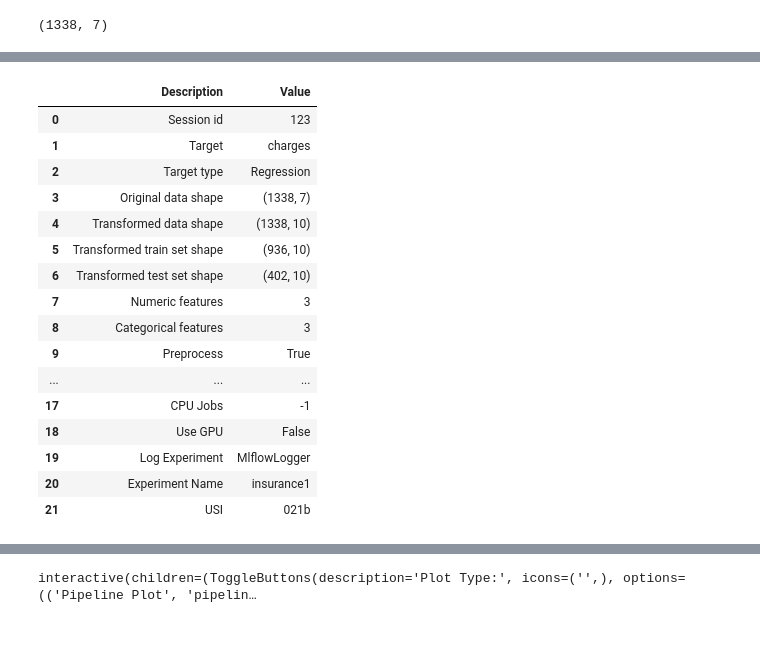
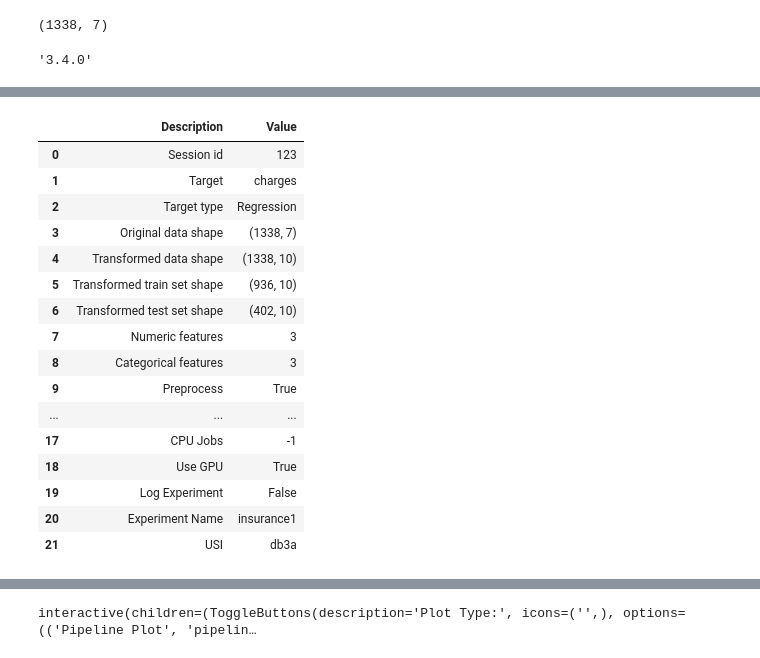
Before and after one commit to zachJX-SJSU/CMPE255_DataMining_HW, a Jupyter notebook: Pycaret/pycaret_regression.ipynb, the cells around one changed output, grey strips where cells are left out. Cells and saved outputs as stored; diff of their text form; code cells hidden in the pictures.

```diff
--- a/Pycaret/pycaret_regression.ipynb
+++ b/Pycaret/pycaret_regression.ipynb
@@ -12,7 +31,12 @@ data.shape
 | 3 | 33 | male | 22.705 | 0 | no | northwest | 21984.47061 |
 | 4 | 32 | male | 28.880 | 0 | no | northwest | 3866.85520 |
 (1338, 7)
+# %%
+import pycaret
+pycaret.__version__
+# %% [output]
+'3.4.0'
 # %%
 from pycaret.regression import *
-reg1 = setup(data, target = 'charges', session_id=123, log_experiment=True, experiment_name='insurance1')
+reg1 = setup(data, target = 'charges', session_id=123,use_gpu= True, experiment_name='insurance1')
 # %% [output]
@@ -19,17 +60,17 @@ reg1 = setup(data, target = 'charges', session_id=123, log_experiment=True, expe
 |  | Description | Value |
 | 0 | Session id | 123 |
 | 1 | Target | charges |
 | 2 | Target type | Regression |
 | 3 | Original data shape | (1338, 7) |
 | 4 | Transformed data shape | (1338, 10) |
 | 5 | Transformed train set shape | (936, 10) |
 | 6 | Transformed test set shape | (402, 10) |
 | 7 | Numeric features | 3 |
 | 8 | Categorical features | 3 |
 | 9 | Preprocess | True |
 | ... | ... | ... |
 | 17 | CPU Jobs | -1 |
-| 18 | Use GPU | False |
-| 19 | Log Experiment | MlflowLogger |
+| 18 | Use GPU | True |
+| 19 | Log Experiment | False |
 | 20 | Experiment Name | insurance1 |
-| 21 | USI | 021b |
+| 21 | USI | db3a |
```
Also changed, not shown: parts of 7 cells of this notebook, 1 other file.
